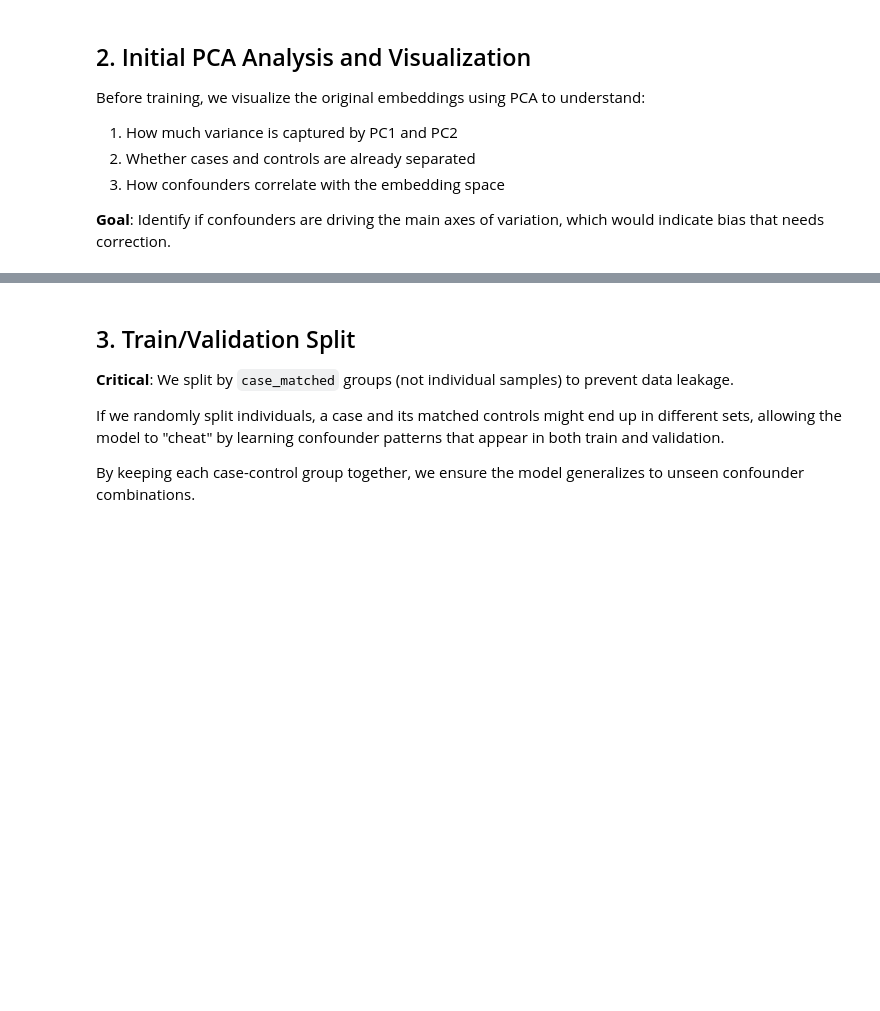
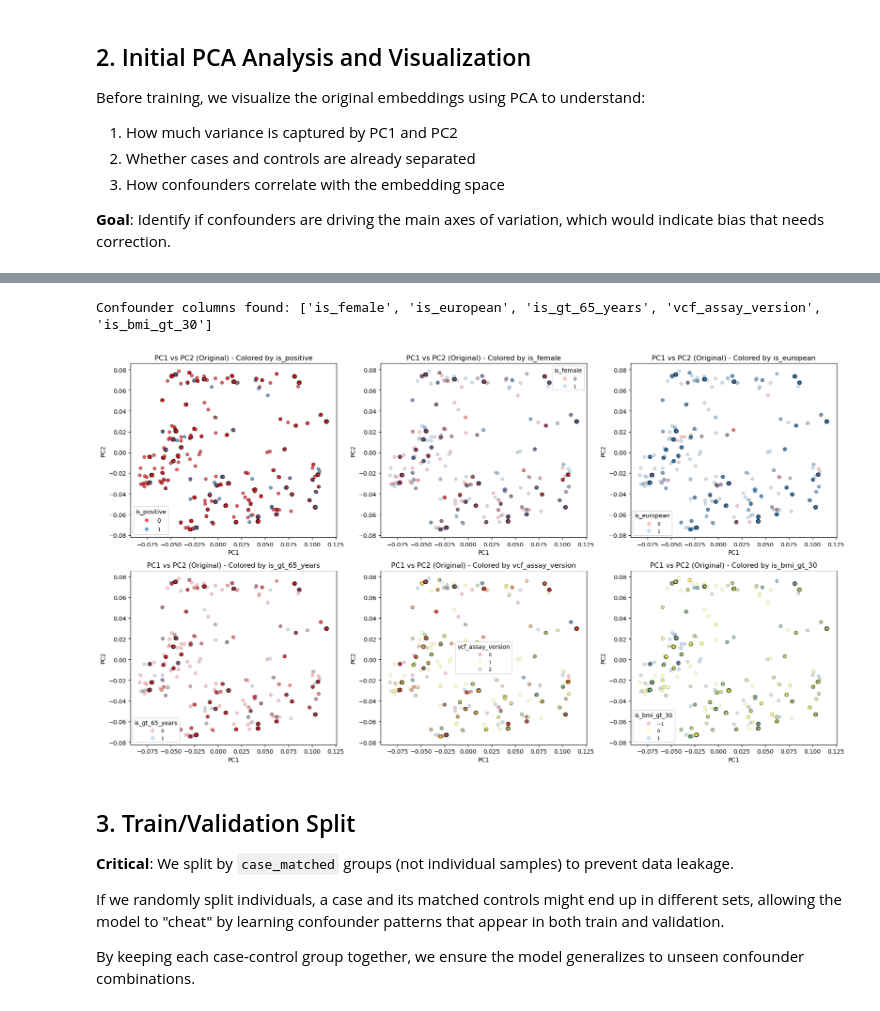
Before and after one commit to meehljd/pre-phd-genomics, a Jupyter notebook: 02_debiasing/notebooks/01_contrastive_learning.ipynb, the cells around one changed output, grey strips where cells are left out. Cells and saved outputs as stored; diff of their text form; code cells hidden in the pictures; blank space fills up the shorter version.

Commit message:
WIP contrastive learning

```diff
--- a/02_debiasing/notebooks/01_contrastive_learning.ipynb
+++ b/02_debiasing/notebooks/01_contrastive_learning.ipynb
@@ -89,0 +146,8 @@ print(f"\nUnique case_matched values: {df['case_matched'].nunique()}")
+# %%
+
+embedding_cols = ['SIRPG', 'BACH2']
+cols = ['sample_id'] + embedding_cols
+df = df_emb[cols].copy()
+df = df.merge(df_meta, on='sample_id', how='left')
+df = df.merge(df_conf, on='sample_id', how='left')
+df.head()
@@ -90,7 +162,6 @@ print(f"\nUnique case_matched values: {df['case_matched'].nunique()}")
 # %%
 # Extract embedding columns (assume they start with 'emb_' or 'embedding_' or are numeric)
 # UPDATE THIS based on your column naming convention
-embedding_cols = [col for col in df.columns if col.startswith('emb_') or col.startswith('embedding_')]
 if len(embedding_cols) == 0:
     # If no prefix, assume all numeric columns except known metadata are embeddings
     metadata_cols = ['is_positive', 'case_matched', 'case_id']
@@ -98,5 +169,6 @@ if len(embedding_cols) == 0:
                      if col not in metadata_cols]
 
 print(f"Found {len(embedding_cols)} embedding dimensions")
-embeddings = df[embedding_cols].values
+embeddings = df[embedding_cols].to_numpy()
 print(f"Embeddings shape: {embeddings.shape}")
+embeddings[:5]
@@ -102,0 +195,3 @@ print(f"Embeddings shape: {embeddings.shape}")
+# %%
+embeddings = np.hstack([np.vstack(df[col].values) for col in embedding_cols])
+embeddings.shape
@@ -124,8 +248,7 @@ print(f"Total variance explained: {pca_original.explained_variance_ratio_.sum():
 # Identify confounder columns (UPDATE THESE based on your data)
 # Examples: ancestry, batch, read_depth, sequencing_platform, etc.
 confounder_cols = [col for col in df.columns if col in [
-    'ancestry', 'batch', 'read_depth', 'sequencing_platform',
-    'age', 'sex', 'pc1', 'pc2', 'pc3'  # Add your actual confounder column names
+    'has_t1d', 'is_european', 'is_gt_65_years', 'vcf_assay_version', 'is_female', 'is_bmi_gt_30',  # Add your actual confounder column names
 ]]
 
 print(f"Confounder columns found: {confounder_cols}")
@@ -133,55 +256,64 @@ if len(confounder_cols) == 0:
     print("WARNING: No confounder columns found. Please update the confounder_cols list above.")
     # Create dummy example for demonstration
     confounder_cols = ['is_positive']
+# %% [output]
+Confounder columns found: ['is_female', 'is_european', 'is_gt_65_years', 'vcf_assay_version', 'is_bmi_gt_30']
 # %%
 # Create multi-plot visualization of PC1 and PC2 vs confounders
+from matplotlib.colors import ListedColormap
 n_confounders = len(confounder_cols) + 1  # +1 for the main is_positive plot
 n_cols = min(3, n_confounders)
 n_rows = (n_confounders + n_cols - 1) // n_cols
+
+# Use more contrasting colormaps
+contrast_cmap = ListedColormap(["#e41a1c","#ffff33", "#377eb8",]) # "#4daf4a", "#984ea3", "#ff7f00", "#a65628", "#f781bf", "#999999"])
+contrast_cmap_cont = "plasma"  # For continuous variables
 
 fig, axes = plt.subplots(n_rows, n_cols, figsize=(6*n_cols, 5*n_rows))
 axes = axes.flatten() if n_confounders > 1 else [axes]
 
 # Plot PC1 vs PC2 colored by is_positive (main outcome)
 scatter = axes[0].scatter(df['PC1_original'], df['PC2_original'],
-                         c=df['is_positive'], cmap='coolwarm',
-                         alpha=0.6, s=20)
+                         c=df['is_positive'], cmap=contrast_cmap,
+                         alpha=0.7, s=30, edgecolor='k', linewidth=0.5)
 axes[0].set_xlabel('PC1')
 axes[0].set_ylabel('PC2')
 axes[0].set_title('PC1 vs PC2 (Original) - Colored by is_positive')
 axes[0].legend(*scatter.legend_elements(), title="is_positive")
 
 # Plot PC1 vs PC2 colored by each confounder
 for idx, confounder in enumerate(confounder_cols, start=1):
     if idx >= len(axes):
         break
 
     # Check if confounder is categorical or continuous
     if df[confounder].dtype == 'object' or df[confounder].nunique() < 10:
-        # Categorical - use discrete colors
+        # Categorical - use discrete, high-contrast colors
         scatter = axes[idx].scatter(df['PC1_original'], df['PC2_original'],
                                    c=pd.Categorical(df[confounder]).codes,
-                                   cmap='tab10', alpha=0.6, s=20)
+                                   cmap=contrast_cmap, alpha=0.25, s=30, edgecolor='k', linewidth=0.5)
         axes[idx].legend(*scatter.legend_elements(), title=confounder,
                         loc='best', fontsize=8)
     else:
-        # Continuous - use continuous colormap
+        # Continuous - use a more vibrant colormap
         scatter = axes[idx].scatter(df['PC1_original'], df['PC2_original'],
-                                   c=df[confounder], cmap='viridis',
-                                   alpha=0.6, s=20)
+                                   c=df[confounder], cmap=contrast_cmap_cont,
+                                   alpha=0.25, s=30, edgecolor='k', linewidth=0.5)
         plt.colorbar(scatter, ax=axes[idx], label=confounder)
 
     axes[idx].set_xlabel('PC1')
     axes[idx].set_ylabel('PC2')
     axes[idx].set_title(f'PC1 vs PC2 (Original) - Colored by {confounder}')
 
 # Hide unused subplots
 for idx in range(n_confounders, len(axes)):
     axes[idx].axis('off')
 
 plt.tight_layout()
 plt.savefig('pca_original_confounders.png', dpi=150, bbox_inches='tight')
 plt.show()
+# %% [output]
+[figure, added]
 # %% [markdown]
 ## 3. Train/Validation Split
 
```
Also changed, not shown: parts of 21 cells of this notebook, 2 other files.
